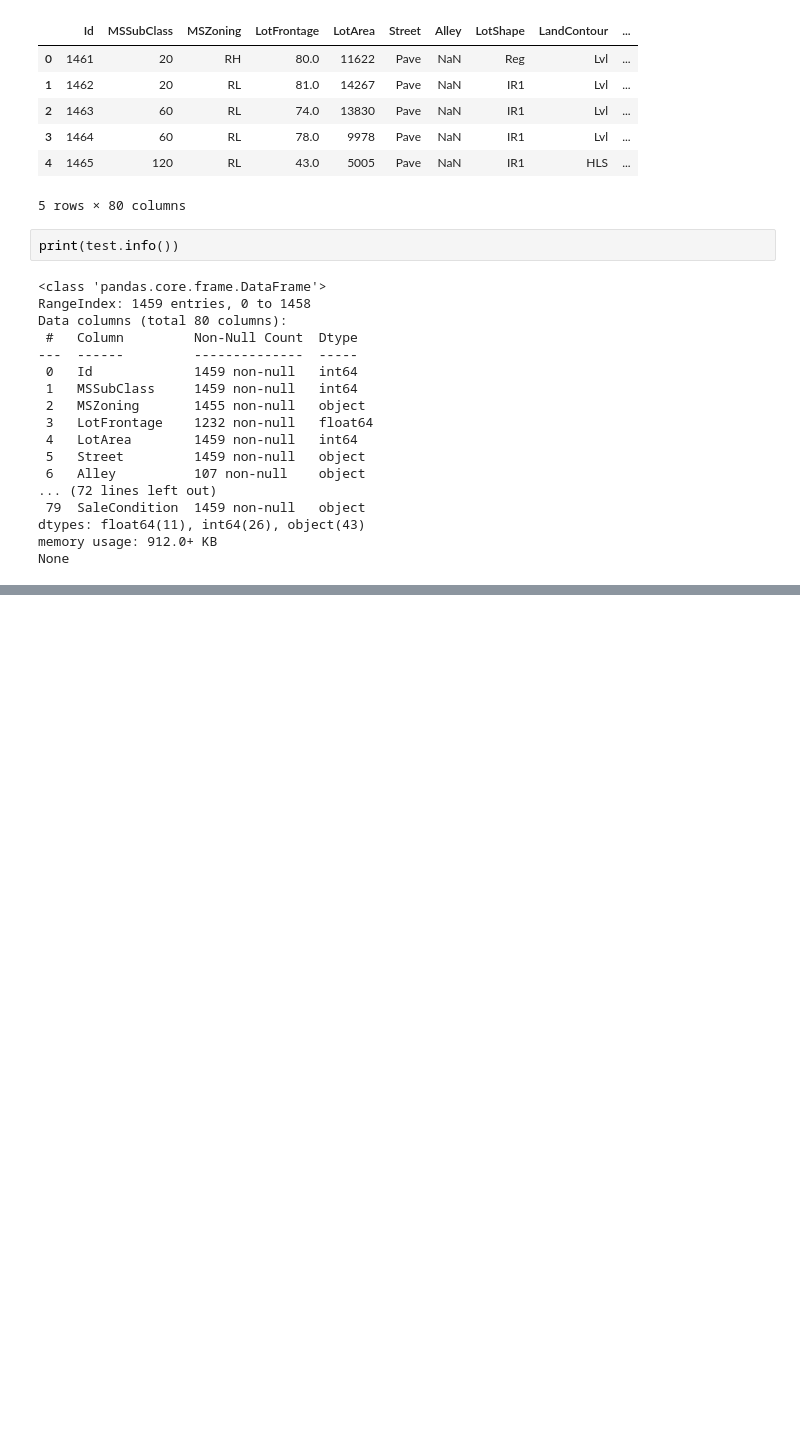
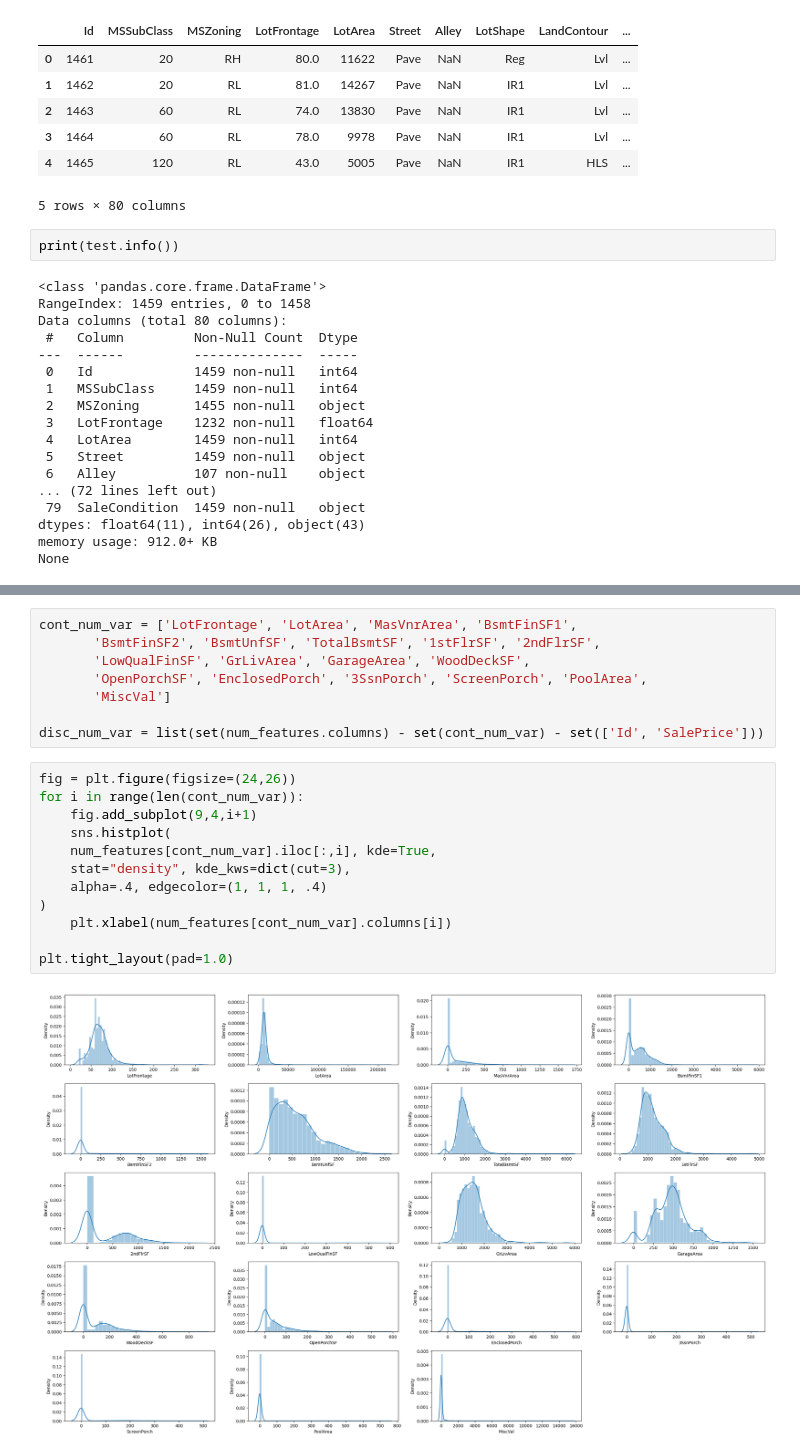
Before and after one commit to myang987/kaggle-housing-price, a Jupyter notebook: working.ipynb, the cells around one changed output, grey strips where cells are left out. Saved outputs shown, nothing was run; the diff lists cells and outputs as text; blank space fills up the shorter version.

```diff
--- a/working.ipynb
+++ b/working.ipynb
@@ -96,0 +187,22 @@ None
+# %%
+cont_num_var = ['LotFrontage', 'LotArea', 'MasVnrArea', 'BsmtFinSF1',
+       'BsmtFinSF2', 'BsmtUnfSF', 'TotalBsmtSF', '1stFlrSF', '2ndFlrSF',
+       'LowQualFinSF', 'GrLivArea', 'GarageArea', 'WoodDeckSF',
+       'OpenPorchSF', 'EnclosedPorch', '3SsnPorch', 'ScreenPorch', 'PoolArea',
+       'MiscVal']
+
+disc_num_var = list(set(num_features.columns) - set(cont_num_var) - set(['Id', 'SalePrice']))
+# %%
+fig = plt.figure(figsize=(24,26))
+for i in range(len(cont_num_var)):
+    fig.add_subplot(9,4,i+1)
+    sns.histplot(
+    num_features[cont_num_var].iloc[:,i], kde=True,
+    stat="density", kde_kws=dict(cut=3),
+    alpha=.4, edgecolor=(1, 1, 1, .4)
+)
+    plt.xlabel(num_features[cont_num_var].columns[i])
+
+plt.tight_layout(pad=1.0)
+# %% [output]
+[figure, added]
```
Also changed, not shown: parts of 27 cells of this notebook.
